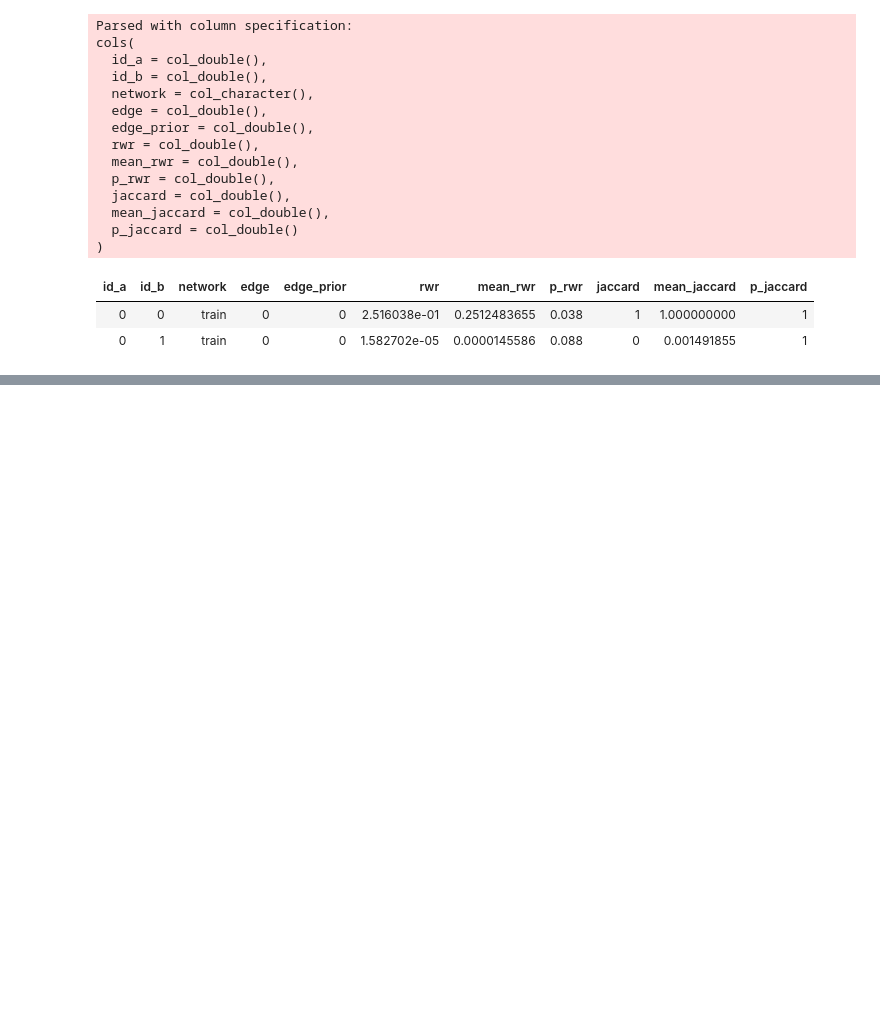
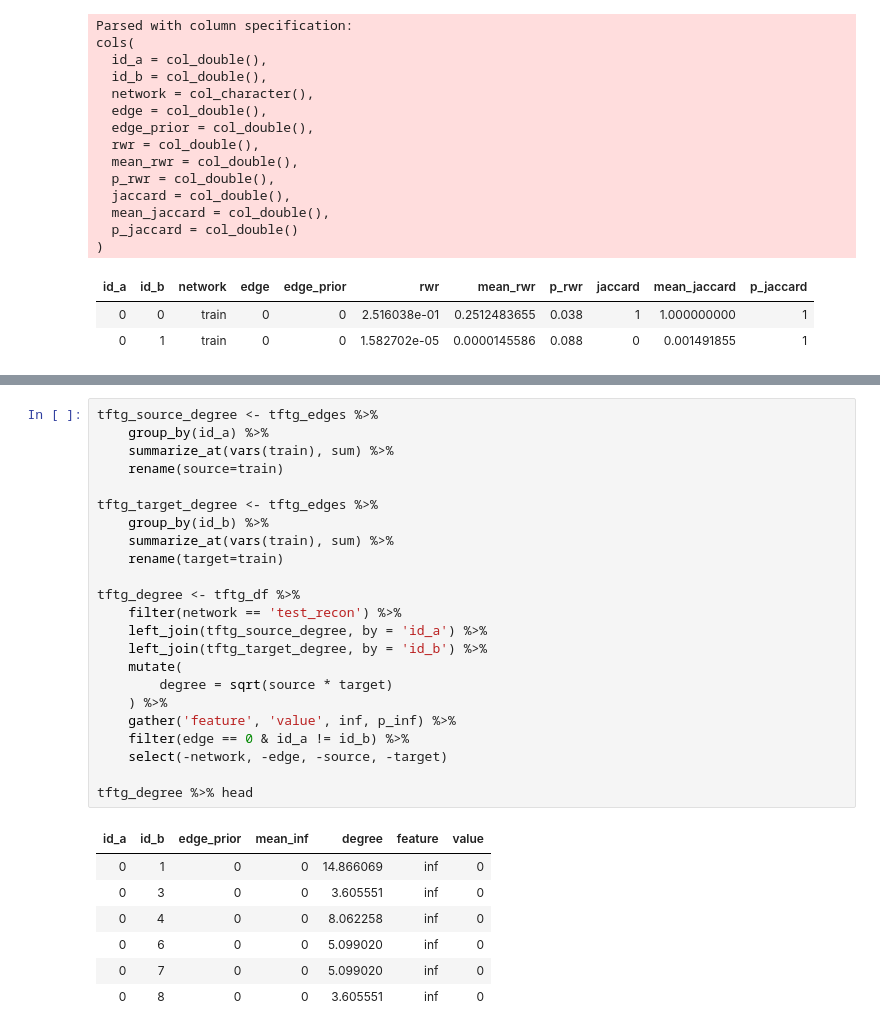
Before and after one commit to greenelab/xswap-analysis, a Jupyter notebook: nb/fig5.corrected_correlation/feature_vs_corrected.ipynb, the cells around one changed output, grey strips where cells are left out. Saved outputs shown, nothing was run; the diff lists cells and outputs as text; blank space fills up the shorter version.

```diff
--- a/nb/fig5.corrected_correlation/feature_vs_corrected.ipynb
+++ b/nb/fig5.corrected_correlation/feature_vs_corrected.ipynb
@@ -264,0 +275,31 @@ options(repr.plot.width=6, repr.plot.height=4)
+# %%
+tftg_source_degree <- tftg_edges %>%
+    group_by(id_a) %>%
+    summarize_at(vars(train), sum) %>%
+    rename(source=train)
+
+tftg_target_degree <- tftg_edges %>%
+    group_by(id_b) %>%
+    summarize_at(vars(train), sum) %>%
+    rename(target=train)
+
+tftg_degree <- tftg_df %>%
+    filter(network == 'test_recon') %>%
+    left_join(tftg_source_degree, by = 'id_a') %>%
+    left_join(tftg_target_degree, by = 'id_b') %>%
+    mutate(
+        degree = sqrt(source * target)
+    ) %>%
+    gather('feature', 'value', inf, p_inf) %>%
+    filter(edge == 0 & id_a != id_b) %>%
+    select(-network, -edge, -source, -target)
+
+tftg_degree %>% head
+# %% [output]
+| id_a | id_b | edge_prior | mean_inf | degree | feature | value |
+| 0 | 1 | 0 | 0 | 14.866069 | inf | 0 |
+| 0 | 3 | 0 | 0 | 3.605551 | inf | 0 |
+| 0 | 4 | 0 | 0 | 8.062258 | inf | 0 |
+| 0 | 6 | 0 | 0 | 5.099020 | inf | 0 |
+| 0 | 7 | 0 | 0 | 5.099020 | inf | 0 |
+| 0 | 8 | 0 | 0 | 3.605551 | inf | 0 |
```
Also changed, not shown: parts of 10 cells of this notebook, 9 other files.
